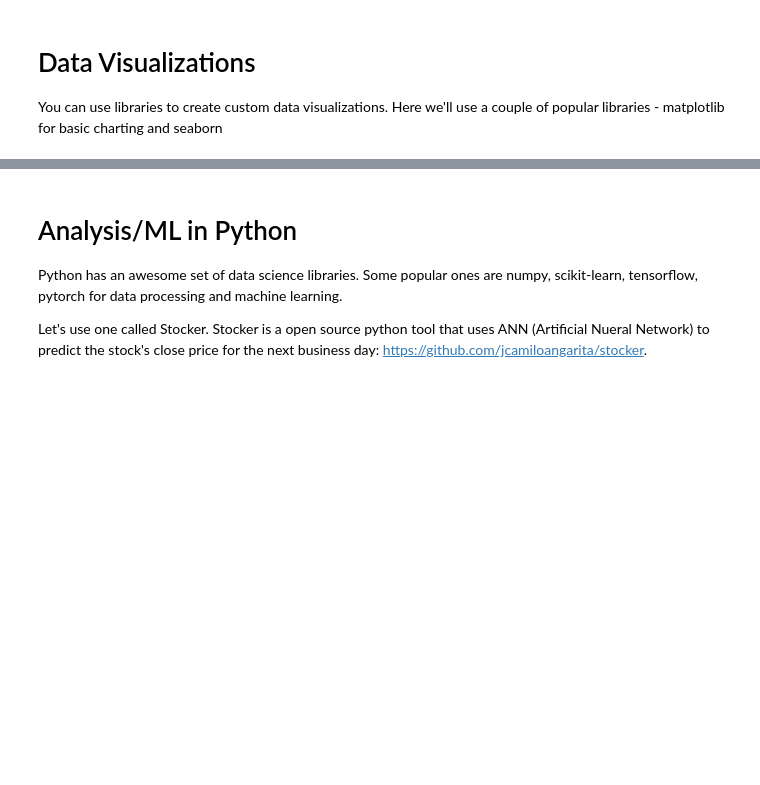
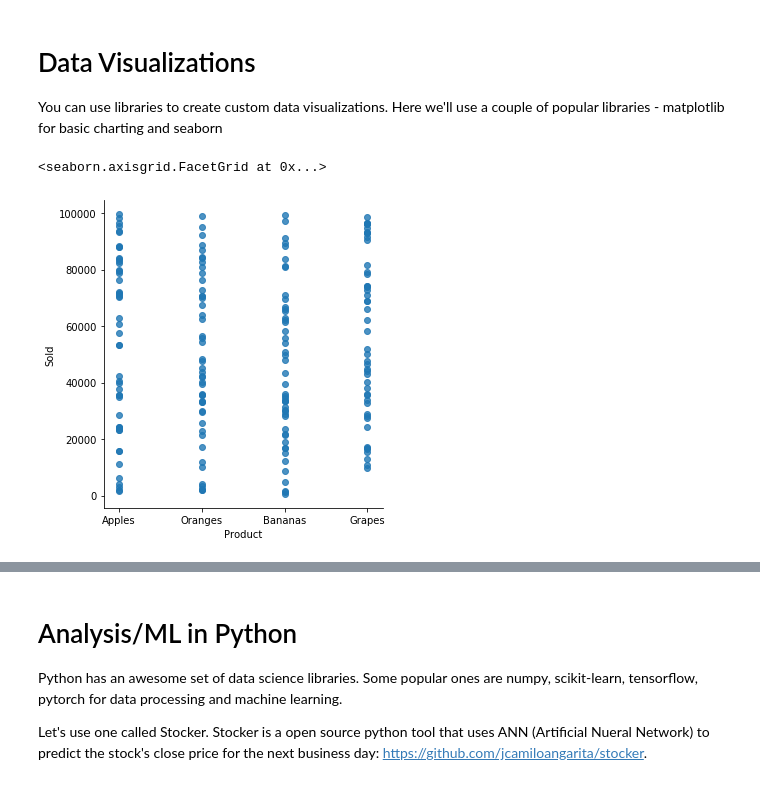
Before and after one commit to keyur32/PythonIntroForMVPs, a Jupyter notebook: notebooks/Python 101 for MVPs.ipynb, the cells around one changed output, grey strips where cells are left out. Cells and saved outputs as stored; diff of their text form; code cells hidden in the pictures; blank space fills up the shorter version.

```diff
--- a/notebooks/Python 101 for MVPs.ipynb
+++ b/notebooks/Python 101 for MVPs.ipynb
@@ -97,8 +101,11 @@ years = ["2016", "2017", "2018", "2019"]
 for year in years:
     #get sales by year
     df = pd.concat(pd.read_excel("ContosoFruitSales" + year + ".xlsx", sheet_name=None), ignore_index=True)
+    df["year"] = year
+
     #append the year sales to master data frame
     all_data = all_data.append(df,ignore_index=True)
 
 
-all_data.describe()
+all_data = all_data.drop(columns=["account"])
+all_data
@@ -114,4 +139,10 @@ import matplotlib.pyplot as plt
 import seaborn as sns
+# %%
+#create x-y scatter
+sns.lmplot('Product', 'Sold', data=all_data, fit_reg=False)
+# %% [output]
+<seaborn.axisgrid.FacetGrid at 0x...>
+[figure, added]
 # %%
 #create a dataframe with random numbers
 df = pd.DataFrame()
```
Also changed, not shown: parts of 13 cells of this notebook.
